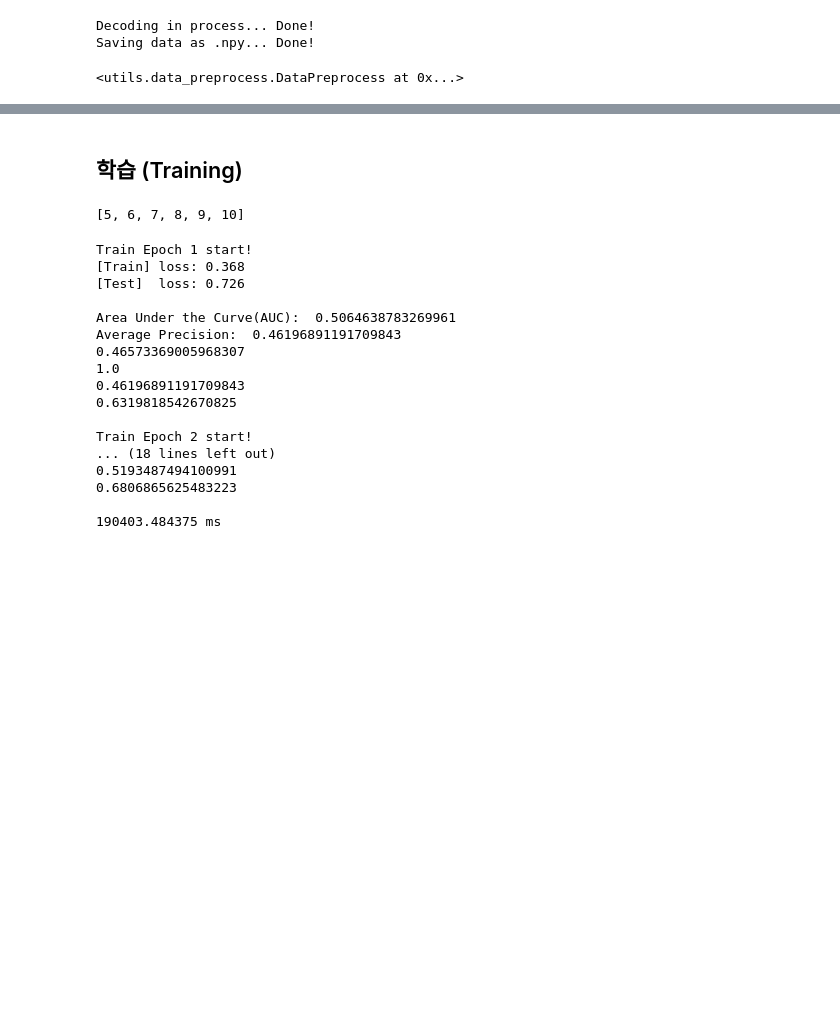
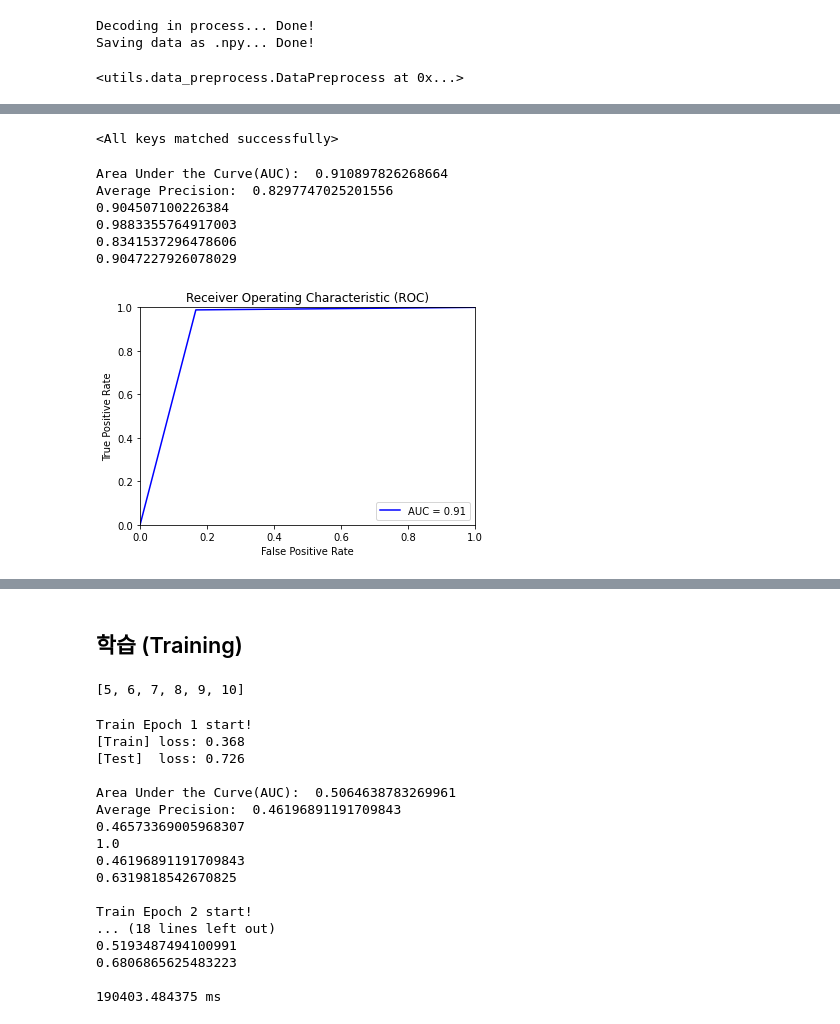
Before and after one commit to hei-jung/HDAI-2021-ECG, a Jupyter notebook: source_arranged.ipynb, the cells around one changed output, grey strips where cells are left out. Drawn from its saved outputs; the diff is of its cells as text; code cells hidden in the pictures; blank space fills up the shorter version.

```diff
--- a/source_arranged.ipynb
+++ b/source_arranged.ipynb
@@ -117,0 +112,4 @@ y_target, y_predicted = predict(model, data_path='./valid_data.npy', label_path=
+# %%
+model.load_state_dict(torch.load('./weights/epoch_100_model_trial_1', map_location=torch.device('cpu')))
+# %% [output]
+<All keys matched successfully>
@@ -117,0 +118,13 @@ y_target, y_predicted = predict(model, data_path='./valid_data.npy', label_path=
+# %%
+print_scores(y_target, y_predicted)
+# %% [output]
+Area Under the Curve(AUC):  0.910897826268664
+Average Precision:  0.8297747025201556
+0.904507100226384
+0.9883355764917003
+0.8341537296478606
+0.9047227926078029
+# %%
+plot_roc_curve(y_target, y_predicted, guideline=False, save_png=True)
+# %% [output]
+[figure, added]
```
Also changed, not shown: parts of 36 cells of this notebook, 6 other files.
